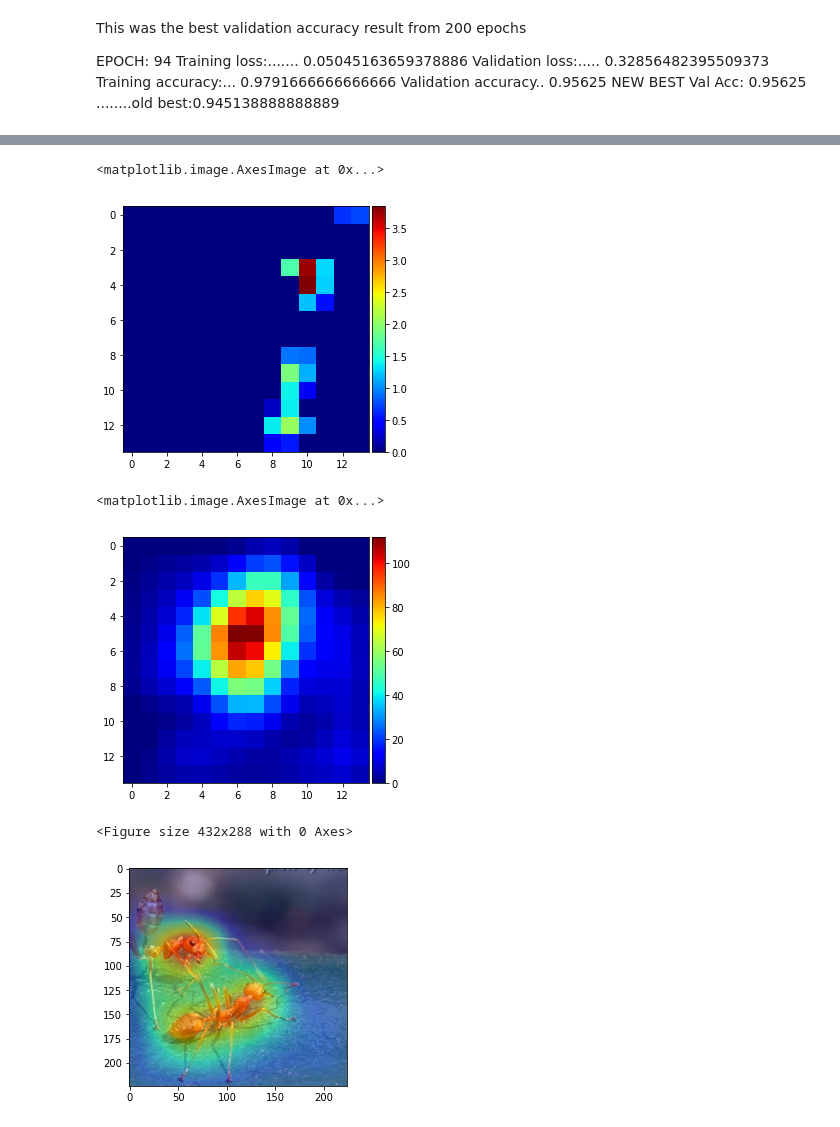
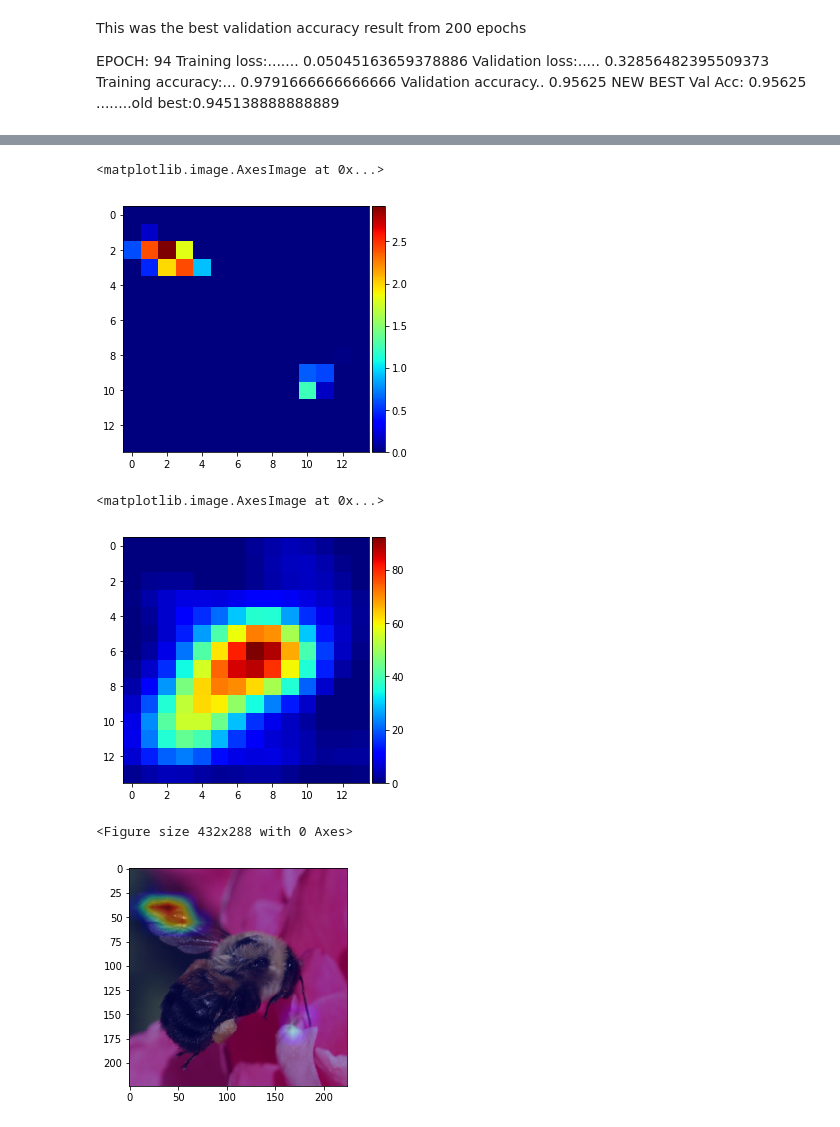
Before and after one commit to tony-mtz/CAM, a Jupyter notebook: CAM.ipynb, the cells around one changed output, grey strips where cells are left out. Cells and saved outputs as stored; diff of their text form; code cells hidden in the pictures.

```diff
--- a/CAM.ipynb
+++ b/CAM.ipynb
@@ -265,3 +262,3 @@ wrong tensor([1], device='cuda:0')
 # %%
-bee_ant = imshow_transform(img)
+bee_ant = imshow_transform(im)
 # %% [output]
@@ -271,19 +268,19 @@ sf.remove()
 arr = sf.features.cpu().detach().numpy()
 arr1 = arr[0]
 # %%
-ans = np.dot(np.rollaxis(arr1,0,3), [1,0])
-ans_ = np.dot(np.rollaxis(arr1,0,3), [0,1])
+ans_ant = np.dot(np.rollaxis(arr1,0,3), [1,0])
+ans_bee = np.dot(np.rollaxis(arr1,0,3), [0,1])
 # %%
-#ant
-imshow(ans, cmap='jet')
+#ant activation
+imshow(ans_ant, cmap='jet')
 # %% [output]
 <matplotlib.image.AxesImage at 0x...>
-[figure, old version]
+[figure, new version]
 # %%
-#bee
-imshow(ans_, cmap='jet')
+#bee activation
+imshow(ans_bee, cmap='jet')
 # %% [output]
 <matplotlib.image.AxesImage at 0x...>
-[figure, old version]
+[figure, new version]
 # %%
 from skimage.transform import resize
@@ -291,9 +288,9 @@ a = resize(ans, (224,224))
 # %%
 plt.figure()
 plt.subplots(figsize=(4,4))
 plt.imshow(bee_ant)
-plt.imshow(a, alpha=.4, cmap='jet')
+plt.imshow(ans_, alpha=.4, cmap='jet')
 plt.show()
 # %% [output]
 <Figure size 432x288 with 0 Axes>
-[figure, old version]
+[figure, new version]
```
Also changed, not shown: parts of 4 cells of this notebook.
